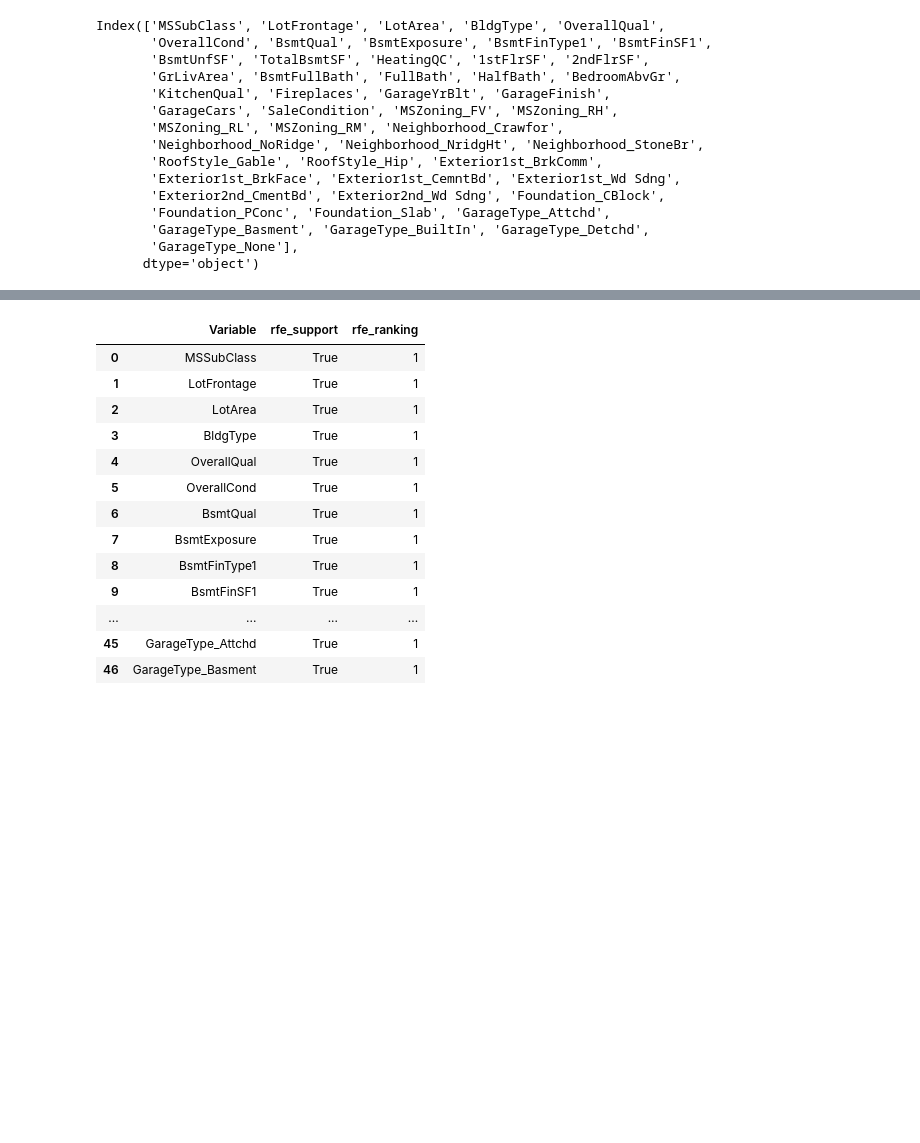
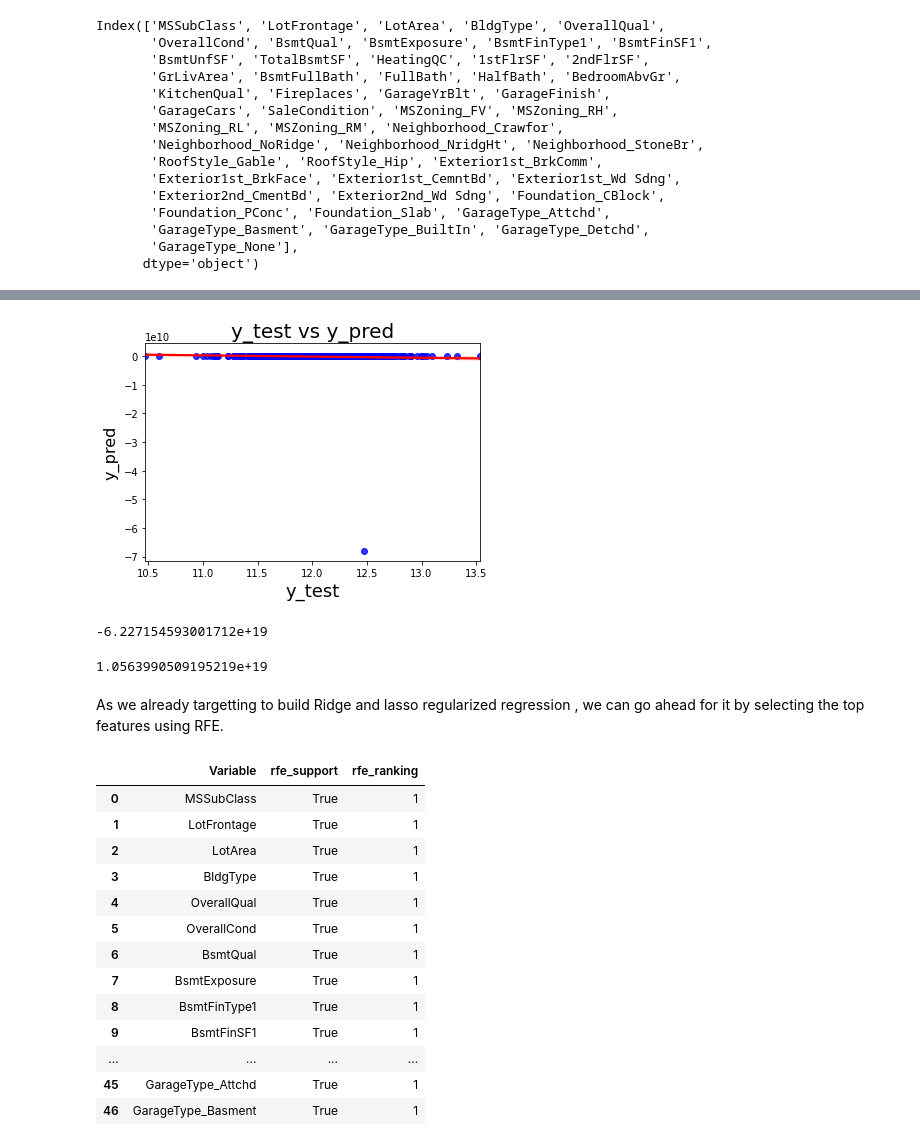
Before and after one commit to GautiBhutani/HousePredictionAssignment, a Jupyter notebook: advanced_regression-part1.ipynb, the cells around one changed output, grey strips where cells are left out. Drawn from its saved outputs; the diff is of its cells as text; code cells hidden in the pictures; blank space fills up the shorter version.

```diff
--- a/advanced_regression-part1.ipynb
+++ b/advanced_regression-part1.ipynb
@@ -691,3 +725,27 @@ As we already targetting to build Ridge and lasso regularized regression , we ca
+# %%
+# Visualizing the fit on the test data
+# plotting a Regression plot
+
+plt.figure()
+sns.regplot(x=y_test, y=y_pred, ci=68, fit_reg=True,scatter_kws={"color": "blue"}, line_kws={"color": "red"})
+plt.title('y_test vs y_pred', fontsize=20)
+plt.xlabel('y_test', fontsize=18)
+plt.ylabel('y_pred', fontsize=16)
+plt.show()
+# %% [output]
+[figure, added]
+# %%
+from sklearn.metrics import r2_score,mean_squared_error
+r2_score(y_test, y_pred)
+# %% [output]
+-6.227154593001712e+19
+# %%
+#Returns the mean squared error; we'll take a square root
+mean_squared_error(y_test, y_pred)
+# %% [output]
+1.0563990509195219e+19
+# %% [markdown]
+As we already targetting to build Ridge and lasso regularized regression , we can go ahead for it by selecting the top features using RFE.
 # %%
 # Assign the columns selected by RFE to cols
 
```
Also changed, not shown: parts of 129 cells of this notebook, 2 other files.
